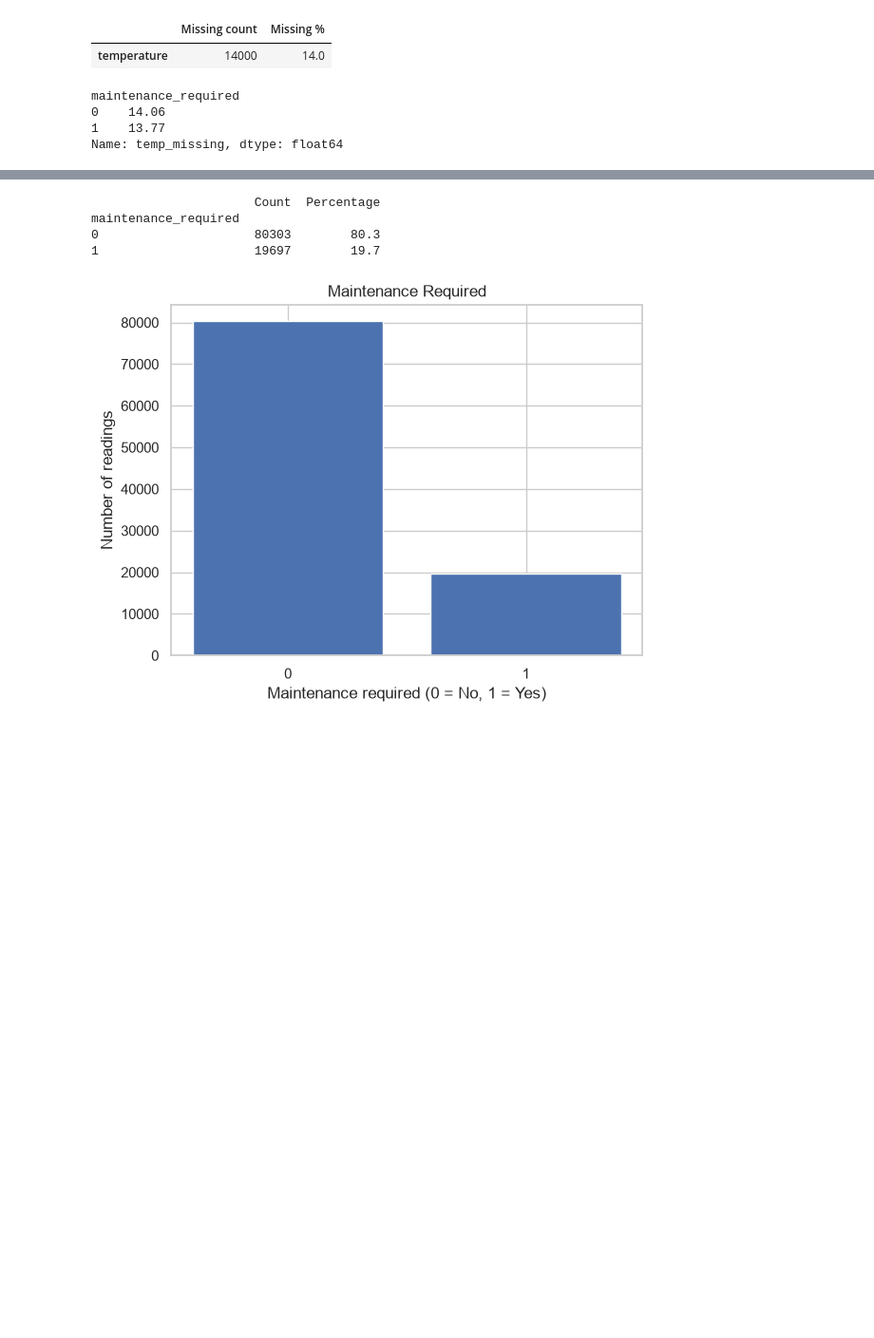
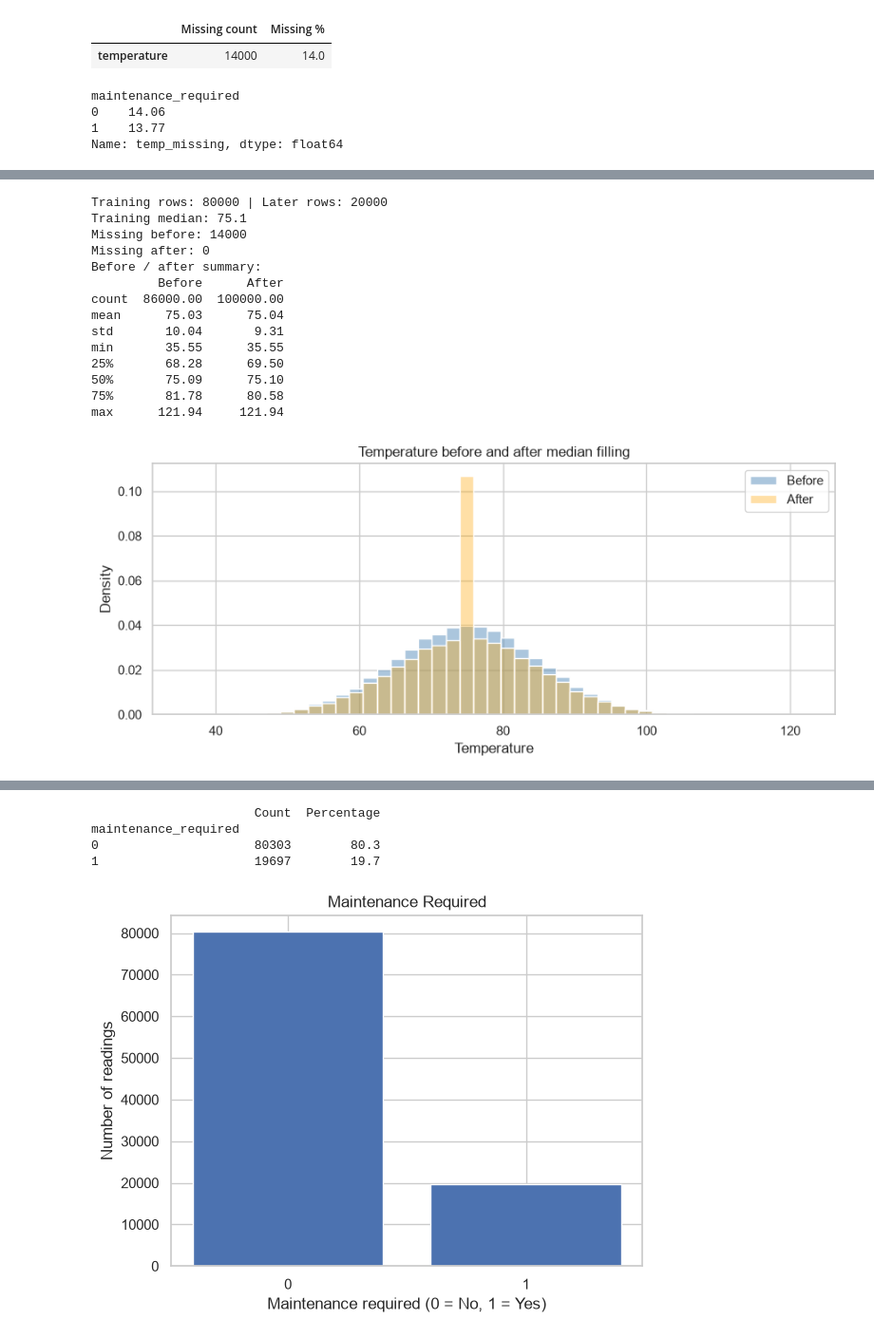
Before and after one commit to cutecat22/EGT309_TeamCaden, a Jupyter notebook: eda.ipynb, the cells around one changed output, grey strips where cells are left out. Shown at 95% size. Drawn from its saved outputs; the diff is of its cells as text; code cells hidden in the pictures; blank space fills up the shorter version.

Commit message:
Updated EDA with more findings and graphs

```diff
--- a/eda.ipynb
+++ b/eda.ipynb
@@ -98,0 +105,44 @@ Name: temp_missing, dtype: float64
+# %%
+time_df = df.sort_values("timestamp").reset_index(drop=True)
+split = int(len(time_df) * 0.80)
+train_rows = time_df.iloc[:split]
+train_median = train_rows["temperature"].median()
+
+eda_filled = time_df.copy()  # Do not change the original df
+eda_filled["temperature_was_missing"] = eda_filled["temperature"].isna().astype(int)
+eda_filled["temperature_filled"] = eda_filled["temperature"].fillna(train_median)
+
+print("Training rows:", split, "| Later rows:", len(time_df) - split)
+print("Training median:", round(train_median, 2))
+print("Missing before:", time_df["temperature"].isna().sum())
+print("Missing after:", eda_filled["temperature_filled"].isna().sum())
+print("Before / after summary:")
+print(pd.DataFrame({
+    "Before": time_df["temperature"].describe(),
+    "After": eda_filled["temperature_filled"].describe()
+}).round(2))
+
+plt.figure(figsize=(9, 4))
+sns.histplot(time_df["temperature"].dropna(), bins=45, stat="density", color="steelblue", alpha=0.45, label="Before")
+sns.histplot(eda_filled["temperature_filled"], bins=45, stat="density", color="orange", alpha=0.35, label="After")
+plt.title("Temperature before and after median filling")
+plt.xlabel("Temperature")
+plt.legend()
+plt.tight_layout()
+plt.show()
+# %% [output]
+Training rows: 80000 | Later rows: 20000
+Training median: 75.1
+Missing before: 14000
+Missing after: 0
+Before / after summary:
+         Before      After
+count  86000.00  100000.00
+mean      75.03      75.04
+std       10.04       9.31
+min       35.55      35.55
+25%       68.28      69.50
+50%       75.09      75.10
+75%       81.78      80.58
+max      121.94     121.94
+[figure, added]
```
Also changed, not shown: parts of 50 cells of this notebook.
